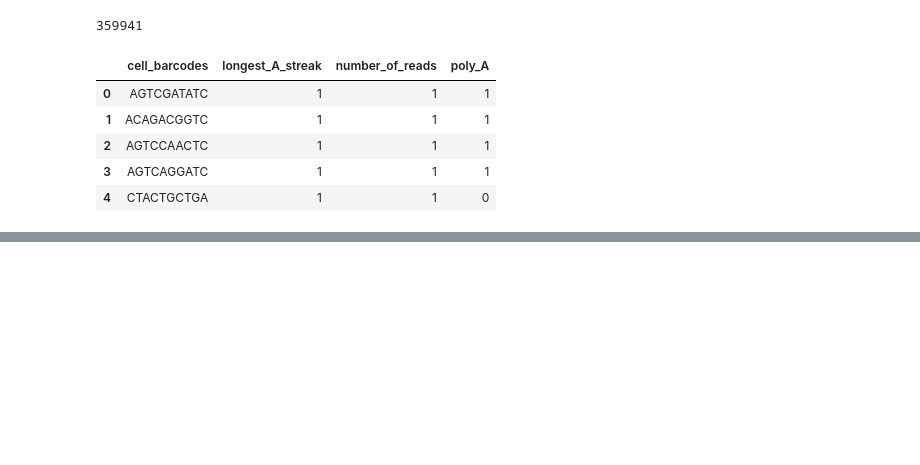
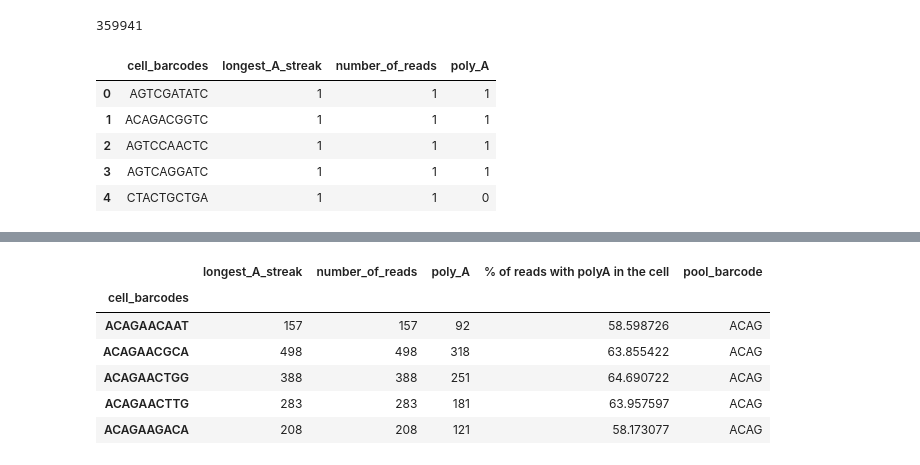
Before and after one commit to podorskaja/bioinformaticslab, a Jupyter notebook: Quality_Control.ipynb, the cells around one changed output, grey strips where cells are left out. Cells and saved outputs as stored; diff of their text form; code cells hidden in the pictures; blank space fills up the shorter version.

```diff
--- a/Quality_Control.ipynb
+++ b/Quality_Control.ipynb
@@ -983,0 +1041,10 @@ df1.head()
+# %%
+df1.head()
+# %% [output]
+|  | longest_A_streak | number_of_reads | poly_A | % of reads with polyA in the cell | pool_barcode |
+| cell_barcodes |  |  |  |  |  |
+| ACAGAACAAT | 157 | 157 | 92 | 58.598726 | ACAG |
+| ACAGAACGCA | 498 | 498 | 318 | 63.855422 | ACAG |
+| ACAGAACTGG | 388 | 388 | 251 | 64.690722 | ACAG |
+| ACAGAACTTG | 283 | 283 | 181 | 63.957597 | ACAG |
+| ACAGAAGACA | 208 | 208 | 121 | 58.173077 | ACAG |
```
Also changed, not shown: parts of 22 cells of this notebook.
